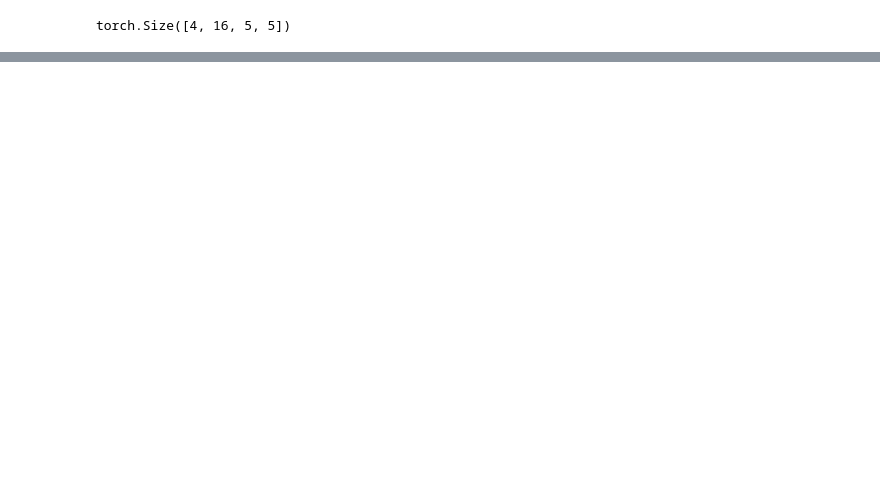
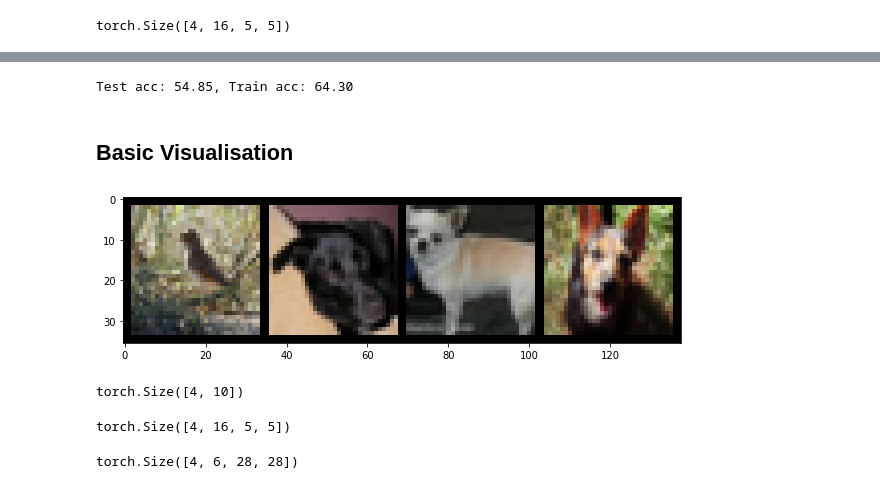
Before and after one commit to sagar9926/Pytorch, a Jupyter notebook: Pytorch_CNN.ipynb, the cells around one changed output, grey strips where cells are left out. Drawn from its saved outputs; the diff is of its cells as text; code cells hidden in the pictures; blank space fills up the shorter version.

```diff
--- a/Pytorch_CNN.ipynb
+++ b/Pytorch_CNN.ipynb
@@ -282,0 +534,10 @@ plt.imshow(out[0, 0, :, :].detach().numpy())
+# %%
+print('Test acc: %0.2f, Train acc: %0.2f' % (evaluation(testloader), evaluation(trainloader)))
+# %% [output]
+Test acc: 54.85, Train acc: 64.30
+# %% [markdown]
+## Basic Visualisation
+# %%
+imshow(torchvision.utils.make_grid(images))
+# %% [output]
+[figure, added]
@@ -282,0 +547,19 @@ plt.imshow(out[0, 0, :, :].detach().numpy())
+# %%
+out = net(images)
+print(out.shape) #this will give me final output but i need to plot the intermediate steps
+# %% [output]
+torch.Size([4, 10])
+# %%
+out = net.cnn_model(images)
+out.shape
+# without [0] means to access all the layers in the sequential description
+# %% [output]
+torch.Size([4, 16, 5, 5])
+# %%
+
+# with [0] means to access all the first layer in the sequential description
+
+out = net.cnn_model[0](images)
+out.shape
+# %% [output]
+torch.Size([4, 6, 28, 28])
```
Also changed, not shown: parts of 32 cells of this notebook.
